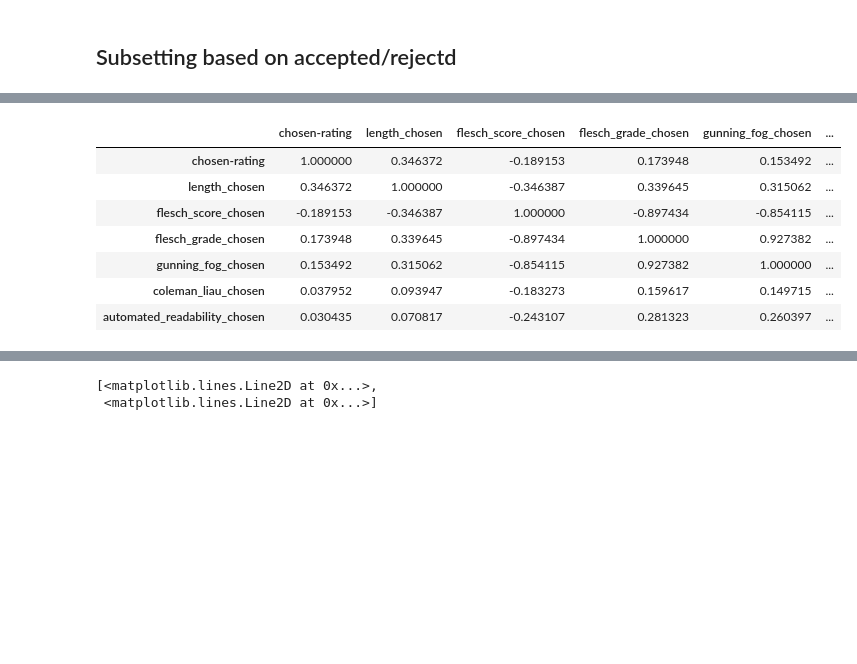
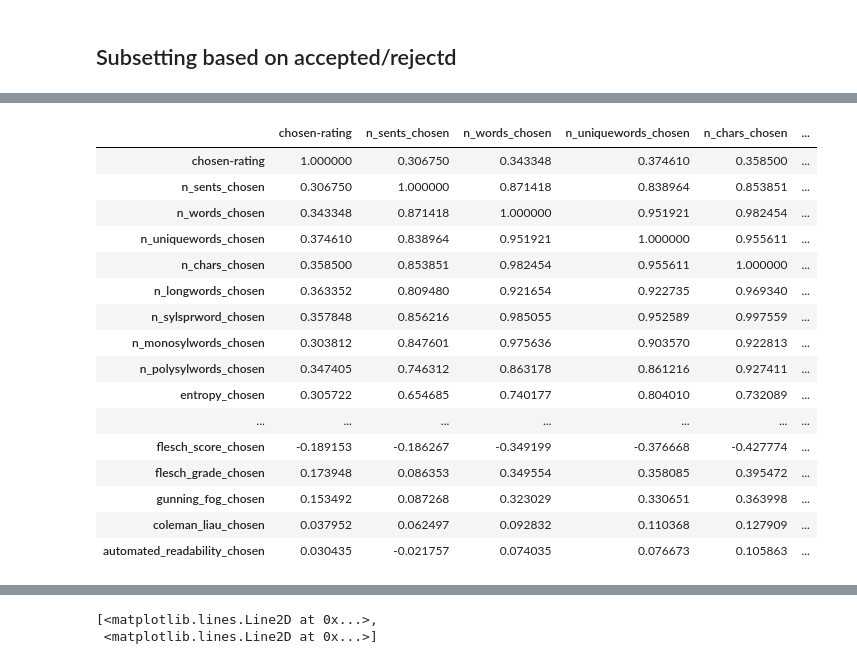
Before and after one commit to CEBangu/Ultra_Feedback, a Jupyter notebook: UF_analysis.ipynb, the cells around one changed output, grey strips where cells are left out. Saved outputs shown, nothing was run; the diff lists cells and outputs as text; code cells hidden in the pictures; blank space fills up the shorter version.

```diff
--- a/UF_analysis.ipynb
+++ b/UF_analysis.ipynb
@@ -48,0 +39,4 @@ df_clean['length_rejected'] = df_clean['rejected'].apply(lambda x: len(x.strip()
+# %%
+#Bringing in topics and docs
+topics = pd.read_csv("UF10k_mixedbread_topics.csv")
+docs = pd.read_csv("UF_mixedbread_docs.csv")
@@ -48,0 +49,5 @@ df_clean['length_rejected'] = df_clean['rejected'].apply(lambda x: len(x.strip()
+# %%
+# Merging to get all the data in one place
+docs_and_topics = docs.merge(topics.drop(columns=['doc_id', 'topic_id']), on='content')
+docs_and_topics = docs_and_topics.drop(columns=['term_id', 'doc_id']).rename(columns={'10': 'metadata', 'content': 'prompt'})
+df_clean = df_clean.merge(docs_and_topics, on='prompt')
@@ -89,0 +150,13 @@ accepted_only = df_clean.loc[:, ['source', 'chosen', 'chosen-rating', 'length_ch
+# %%
+df_clean.columns
+
+accepted_indexes = [0, 1, 2, 3, 8, 10, 12, 14, 16, 18, 20, 22, 24, 26, 28, 30, 32, 34, 36, 38, 40, 42, 44, 4, -1]
+rejected_indexes = [0, 1, 5, 6, 9, 11, 13, 15, 17, 19, 21, 23, 25, 27, 29, 31, 33, 35, 37, 39, 41, 43, 45, 7, -1]
+# %%
+accepted_cols_to_subset = [df_clean.columns[i] for i in accepted_indexes]
+rejected_cols_to_subset = [df_clean.columns[i] for i in rejected_indexes]
+
+
+
+rejected_only = df_clean.loc[:, rejected_cols_to_subset]
+accepted_only = df_clean.loc[:, accepted_cols_to_subset]
@@ -90,14 +179,23 @@ accepted_only = df_clean.loc[:, ['source', 'chosen', 'chosen-rating', 'length_ch
 # %%
-accepted_only_stats = accepted_only.iloc[:, 2:9]
+accepted_only_stats = accepted_only.iloc[:, 3:-2]
 
 corr = accepted_only_stats.corr()
-corr.style.background_gradient(cmap='coolwarm')
+corr.style.background_gradient(cmap='RdYlBu')
 # %% [output]
-|  | chosen-rating | length_chosen | flesch_score_chosen | flesch_grade_chosen | gunning_fog_chosen | ... |
-| chosen-rating | 1.000000 | 0.346372 | -0.189153 | 0.173948 | 0.153492 | ... |
-| length_chosen | 0.346372 | 1.000000 | -0.346387 | 0.339645 | 0.315062 | ... |
-| flesch_score_chosen | -0.189153 | -0.346387 | 1.000000 | -0.897434 | -0.854115 | ... |
-| flesch_grade_chosen | 0.173948 | 0.339645 | -0.897434 | 1.000000 | 0.927382 | ... |
-| gunning_fog_chosen | 0.153492 | 0.315062 | -0.854115 | 0.927382 | 1.000000 | ... |
-| coleman_liau_chosen | 0.037952 | 0.093947 | -0.183273 | 0.159617 | 0.149715 | ... |
-| automated_readability_chosen | 0.030435 | 0.070817 | -0.243107 | 0.281323 | 0.260397 | ... |
+|  | chosen-rating | n_sents_chosen | n_words_chosen | n_uniquewords_chosen | n_chars_chosen | ... |
+| chosen-rating | 1.000000 | 0.306750 | 0.343348 | 0.374610 | 0.358500 | ... |
+| n_sents_chosen | 0.306750 | 1.000000 | 0.871418 | 0.838964 | 0.853851 | ... |
+| n_words_chosen | 0.343348 | 0.871418 | 1.000000 | 0.951921 | 0.982454 | ... |
+| n_uniquewords_chosen | 0.374610 | 0.838964 | 0.951921 | 1.000000 | 0.955611 | ... |
+| n_chars_chosen | 0.358500 | 0.853851 | 0.982454 | 0.955611 | 1.000000 | ... |
+| n_longwords_chosen | 0.363352 | 0.809480 | 0.921654 | 0.922735 | 0.969340 | ... |
+| n_sylsprword_chosen | 0.357848 | 0.856216 | 0.985055 | 0.952589 | 0.997559 | ... |
+| n_monosylwords_chosen | 0.303812 | 0.847601 | 0.975636 | 0.903570 | 0.922813 | ... |
+| n_polysylwords_chosen | 0.347405 | 0.746312 | 0.863178 | 0.861216 | 0.927411 | ... |
+| entropy_chosen | 0.305722 | 0.654685 | 0.740177 | 0.804010 | 0.732089 | ... |
+| ... | ... | ... | ... | ... | ... | ... |
+| flesch_score_chosen | -0.189153 | -0.186267 | -0.349199 | -0.376668 | -0.427774 | ... |
+| flesch_grade_chosen | 0.173948 | 0.086353 | 0.349554 | 0.358085 | 0.395472 | ... |
+| gunning_fog_chosen | 0.153492 | 0.087268 | 0.323029 | 0.330651 | 0.363998 | ... |
+| coleman_liau_chosen | 0.037952 | 0.062497 | 0.092832 | 0.110368 | 0.127909 | ... |
+| automated_readability_chosen | 0.030435 | -0.021757 | 0.074035 | 0.076673 | 0.105863 | ... |
```
Also changed, not shown: parts of 19 cells of this notebook, 8 other files.
